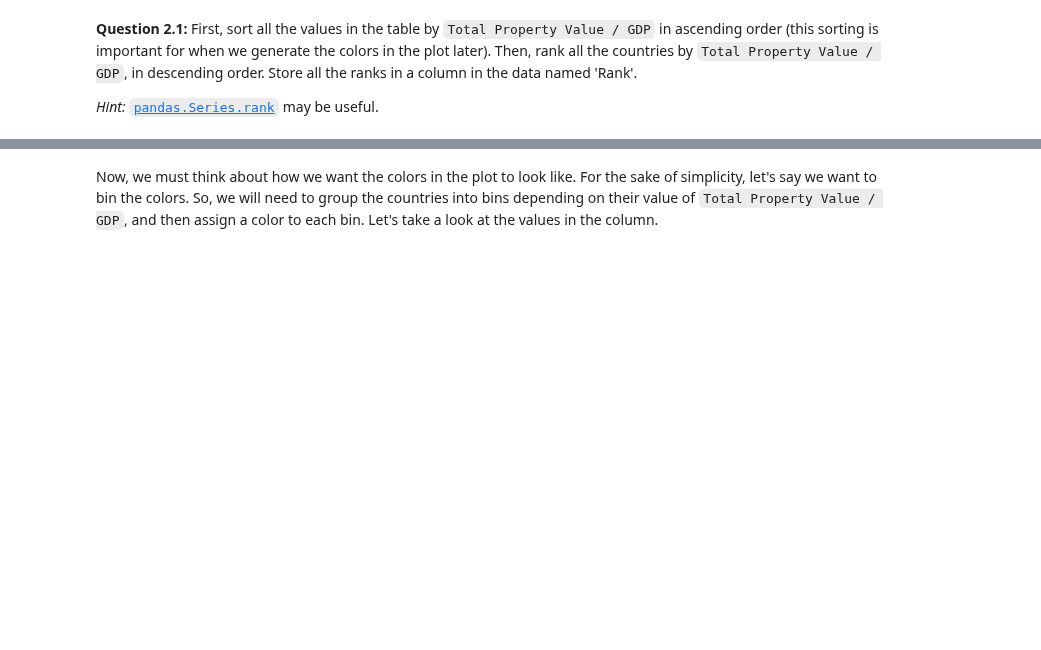
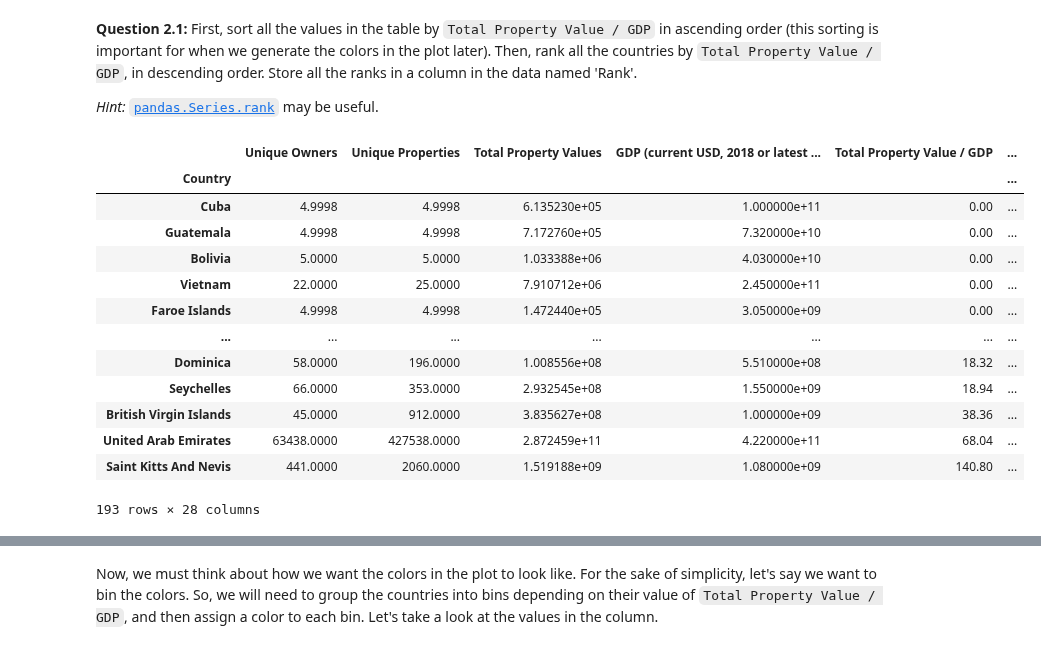
Before and after one commit to johanoelgaard/ECON148, a Jupyter notebook: lab/lab06/lab06.ipynb, the cells around one changed output, grey strips where cells are left out. Saved outputs shown, nothing was run; the diff lists cells and outputs as text; code cells hidden in the pictures; blank space fills up the shorter version.

```diff
--- a/lab/lab06/lab06.ipynb
+++ b/lab/lab06/lab06.ipynb
@@ -97,9 +165,9 @@ pycountry.countries.get(name='Albania').alpha_3
 # %%
 def get_alpha3code(country_name):
     try:
-        code = ...
+        code = pycountry.countries.get(name=country_name).alpha_3
     except: # if it cannot find the associated country code
         code = 'None'
     return code
-data['Code'] = ...
+data['Code'] = data.index.map(get_alpha3code)
 data.head()
@@ -161,7 +279,23 @@ When we hover over a country in the generated plot, we would like to be able to
 
 *Hint:* [`pandas.Series.rank`](https://pandas.pydata.org/docs/reference/api/pandas.Series.rank.html) may be useful.
 # %%
-...
+data = data.sort_values('Total Property Value / GDP')
+data['Rank'] = data['Total Property Value / GDP'].rank()
 data
+# %% [output]
+|  | Unique Owners | Unique Properties | Total Property Values | GDP (current USD, 2018 or latest ... | Total Property Value / GDP | ... |
+| Country |  |  |  |  |  | ... |
+| Cuba | 4.9998 | 4.9998 | 6.135230e+05 | 1.000000e+11 | 0.00 | ... |
+| Guatemala | 4.9998 | 4.9998 | 7.172760e+05 | 7.320000e+10 | 0.00 | ... |
+| Bolivia | 5.0000 | 5.0000 | 1.033388e+06 | 4.030000e+10 | 0.00 | ... |
+| Vietnam | 22.0000 | 25.0000 | 7.910712e+06 | 2.450000e+11 | 0.00 | ... |
+| Faroe Islands | 4.9998 | 4.9998 | 1.472440e+05 | 3.050000e+09 | 0.00 | ... |
+| ... | ... | ... | ... | ... | ... | ... |
+| Dominica | 58.0000 | 196.0000 | 1.008556e+08 | 5.510000e+08 | 18.32 | ... |
+| Seychelles | 66.0000 | 353.0000 | 2.932545e+08 | 1.550000e+09 | 18.94 | ... |
+| British Virgin Islands | 45.0000 | 912.0000 | 3.835627e+08 | 1.000000e+09 | 38.36 | ... |
+| United Arab Emirates | 63438.0000 | 427538.0000 | 2.872459e+11 | 4.220000e+11 | 68.04 | ... |
+| Saint Kitts And Nevis | 441.0000 | 2060.0000 | 1.519188e+09 | 1.080000e+09 | 140.80 | ... |
+193 rows × 28 columns
 # %%
 grader.check("q2_1")
```
Also changed, not shown: parts of 33 cells of this notebook, 4 other files.
